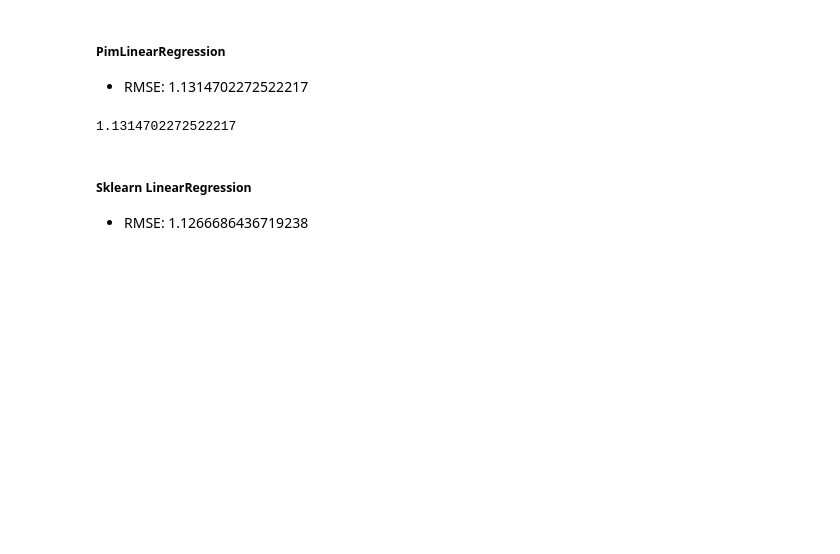
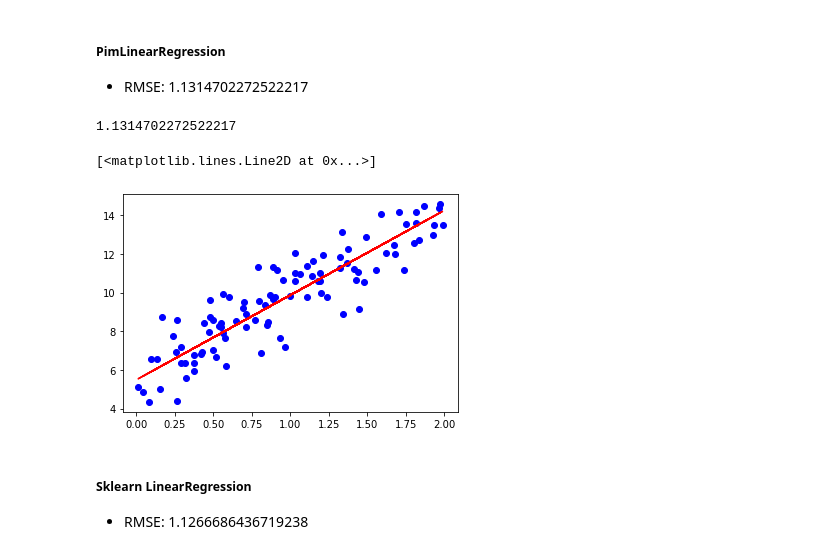
Before and after one commit to SimplePro/PcmLinearRegression, a Jupyter notebook: CustomML/test.ipynb, the cells around one changed output. Drawn from its saved outputs; the diff is of its cells as text; code cells hidden in the pictures; blank space fills up the shorter version.

```diff
--- a/CustomML/test.ipynb
+++ b/CustomML/test.ipynb
@@ -199,12 +199,20 @@ y = 4.388x + (5.482)
 - RMSE: 1.1314702272522217
 # %%
 pim_rmse = 0
+pred = []
 for i, d in enumerate(X):
+    pred.append(4.388 * d + 5.482)
     pim_rmse += ((4.388 * d + 5.482) - y[i]) ** 2
 pim_rmse = np.sqrt(pim_rmse / len(X))
 pim_rmse
 # %% [output]
 1.1314702272522217
+# %%
+plt.scatter(X, y, color="blue")
+plt.plot(X, pred, color="red")
+# %% [output]
+[<matplotlib.lines.Line2D at 0x...>]
+[figure, added]
 # %% [markdown]
 ##### Sklearn LinearRegression
 - RMSE: 1.1266686436719238
```
Also changed, not shown: parts of 1 cell of this notebook.
